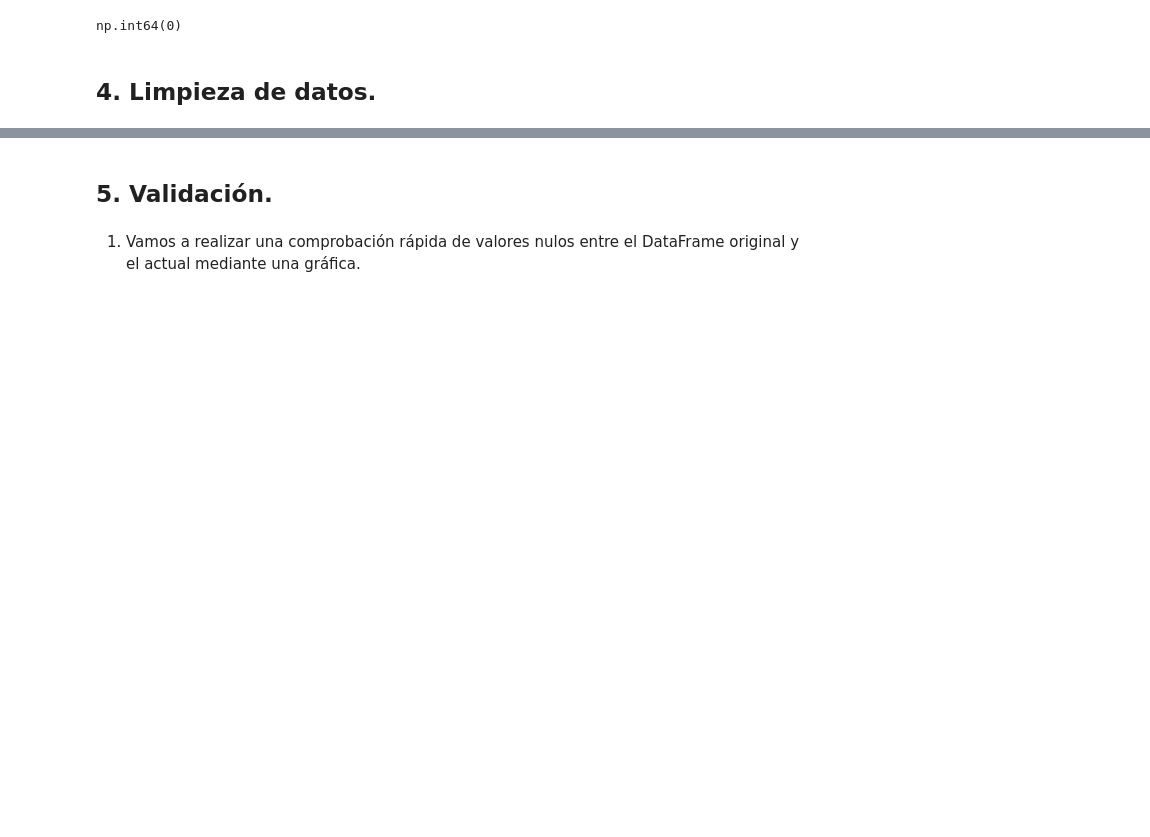
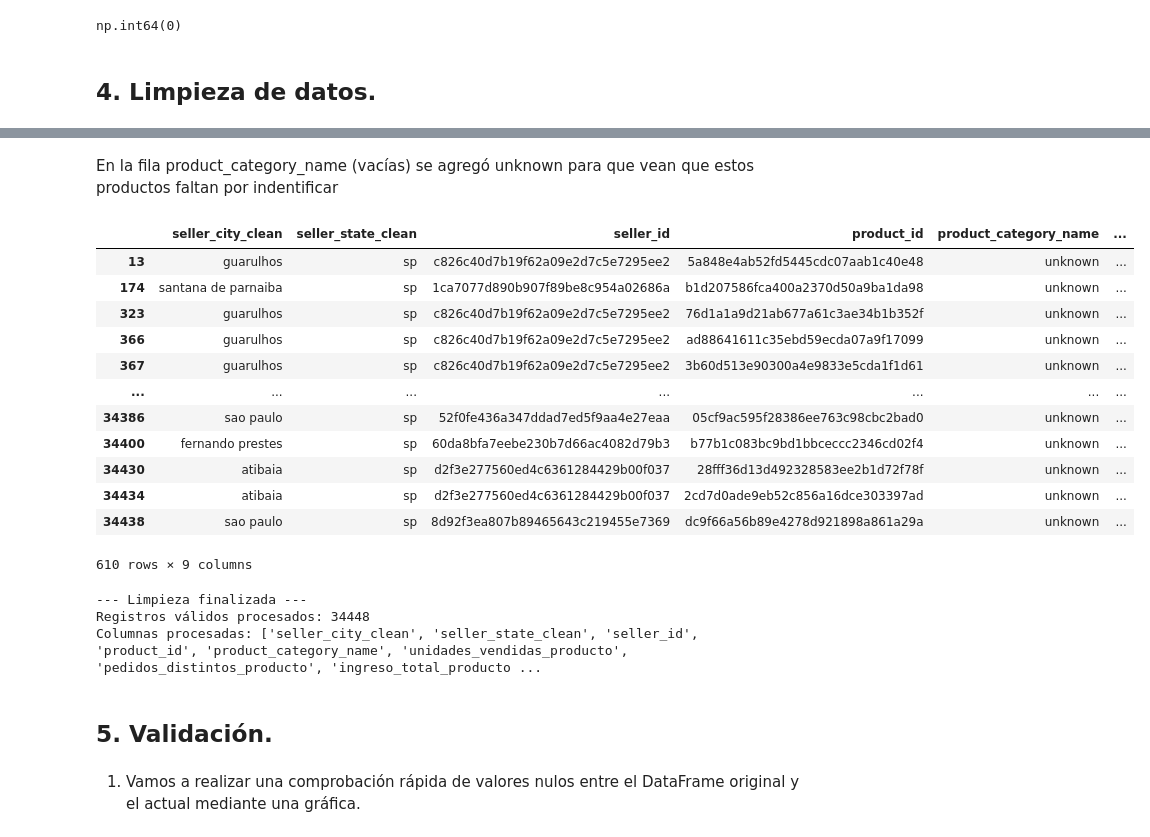
Before and after one commit to Bootcamp-DA-P3/Proyecto-3-flujo-de-datos-de-SQL-a-Python-de-Antony-Miguel-y-Carol, a Jupyter notebook: notebooks/Proy_3_SQL_Python.ipynb, the cells around one changed output, grey strips where cells are left out. Cells and saved outputs as stored; diff of their text form; code cells hidden in the pictures; blank space fills up the shorter version.

```diff
--- a/notebooks/Proy_3_SQL_Python.ipynb
+++ b/notebooks/Proy_3_SQL_Python.ipynb
@@ -161,0 +155,6 @@ np.int64(0)
+# %%
+# Convertir el número a texto y concatenar con la ciudad
+df['nueva_columna'] = df['seller_city_clean'].astype(str) + ' - ' + df['ranking_producto_en_vendedor'].astype(str)
+
+# Visualizar el resultado
+df[['seller_city_clean', 'ranking_producto_en_vendedor', 'nueva_columna']].head()
@@ -162,3 +168,65 @@ np.int64(0)
+# %% [markdown]
+En la fila product_category_name (vacías) se agregó unknown para que vean que estos productos faltan por indentificar
+# %%
+df['product_category_name'] = df['product_category_name'].fillna('unknown')
+df['product_category_name']
+df[df['product_category_name'] == 'unknown']
+# %% [output]
+|  | seller_city_clean | seller_state_clean | seller_id | product_id | product_category_name | ... |
+| 13 | guarulhos | sp | c826c40d7b19f62a09e2d7c5e7295ee2 | 5a848e4ab52fd5445cdc07aab1c40e48 | unknown | ... |
+| 174 | santana de parnaiba | sp | 1ca7077d890b907f89be8c954a02686a | b1d207586fca400a2370d50a9ba1da98 | unknown | ... |
+| 323 | guarulhos | sp | c826c40d7b19f62a09e2d7c5e7295ee2 | 76d1a1a9d21ab677a61c3ae34b1b352f | unknown | ... |
+| 366 | guarulhos | sp | c826c40d7b19f62a09e2d7c5e7295ee2 | ad88641611c35ebd59ecda07a9f17099 | unknown | ... |
+| 367 | guarulhos | sp | c826c40d7b19f62a09e2d7c5e7295ee2 | 3b60d513e90300a4e9833e5cda1f1d61 | unknown | ... |
+| ... | ... | ... | ... | ... | ... | ... |
+| 34386 | sao paulo | sp | 52f0fe436a347ddad7ed5f9aa4e27eaa | 05cf9ac595f28386ee763c98cbc2bad0 | unknown | ... |
+| 34400 | fernando prestes | sp | 60da8bfa7eebe230b7d66ac4082d79b3 | b77b1c083bc9bd1bbceccc2346cd02f4 | unknown | ... |
+| 34430 | atibaia | sp | d2f3e277560ed4c6361284429b00f037 | 28fff36d13d492328583ee2b1d72f78f | unknown | ... |
+| 34434 | atibaia | sp | d2f3e277560ed4c6361284429b00f037 | 2cd7d0ade9eb52c856a16dce303397ad | unknown | ... |
+| 34438 | sao paulo | sp | 8d92f3ea807b89465643c219455e7369 | dc9f66a56b89e4278d921898a861a29a | unknown | ... |
+610 rows × 9 columns
+# %%
+import numpy as np
+
+# 1. Cargar el archivo CSV ignorando líneas corruptas o incompletas con el nombre correcto
+df = pd.read_csv('df3_vendedores_popularidad.csv', on_bad_lines='skip')
+
+# 2. Estandarizar nombres de columnas (eliminar espacios y convertir a minúsculas)
+df.columns = df.columns.str.strip().str.lower()
+
+# 3. Limpiar espacios en blanco innecesarios en todas las columnas de texto
+string_columns = df.select_dtypes(include=['object']).columns
+for col in string_columns:
+    df[col] = df[col].astype(str).str.strip()
+
+# 4. Estandarizar el código de estado a mayúsculas (ej: 'sp' -> 'SP')
+df['seller_state_clean'] = df['seller_state_clean'].str.upper()
+
+# 6. Convertir tipos de datos numéricos
+numeric_integers = [
+    'unidades_vendidas_producto',
+    'pedidos_distintos_producto',
+    'ranking_producto_en_vendedor'
+]
+
+for col in numeric_integers:
+    df[col] = pd.to_numeric(df[col], errors='coerce').astype('Int64')
+
+df['ingreso_total_producto'] = pd.to_numeric(df['ingreso_total_producto'], errors='coerce')
+
+# 7. Eliminar filas con datos cuantitativos incompletos (como la última fila truncada)
+df = df.dropna(subset=['ingreso_total_producto', 'unidades_vendidas_producto'])
+
+# 8. Eliminar registros duplicados si existieran
+df = df.drop_duplicates().reset_index(drop=True)
+
+print(f"--- Limpieza finalizada ---")
+print(f"Registros válidos procesados: {len(df)}")
+print(f"Columnas procesadas: {list(df.columns)}")
+# %% [output]
+--- Limpieza finalizada ---
+Registros válidos procesados: 34448
+Columnas procesadas: ['seller_city_clean', 'seller_state_clean', 'seller_id', 'product_id', 'product_category_name', 'unidades_vendidas_producto', 'pedidos_distintos_producto', 'ingreso_total_producto ...
 # %% [markdown]
  ## 5. Validación.
 # %% [markdown]
```
Also changed, not shown: parts of 6 cells of this notebook.
